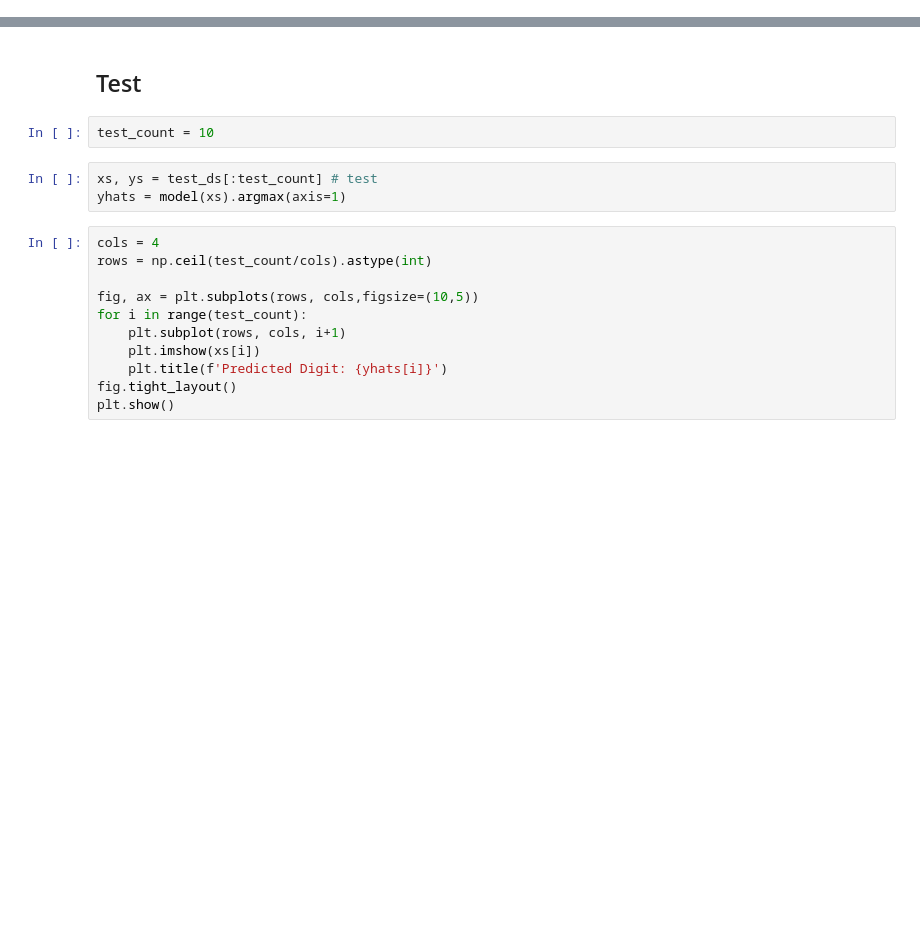
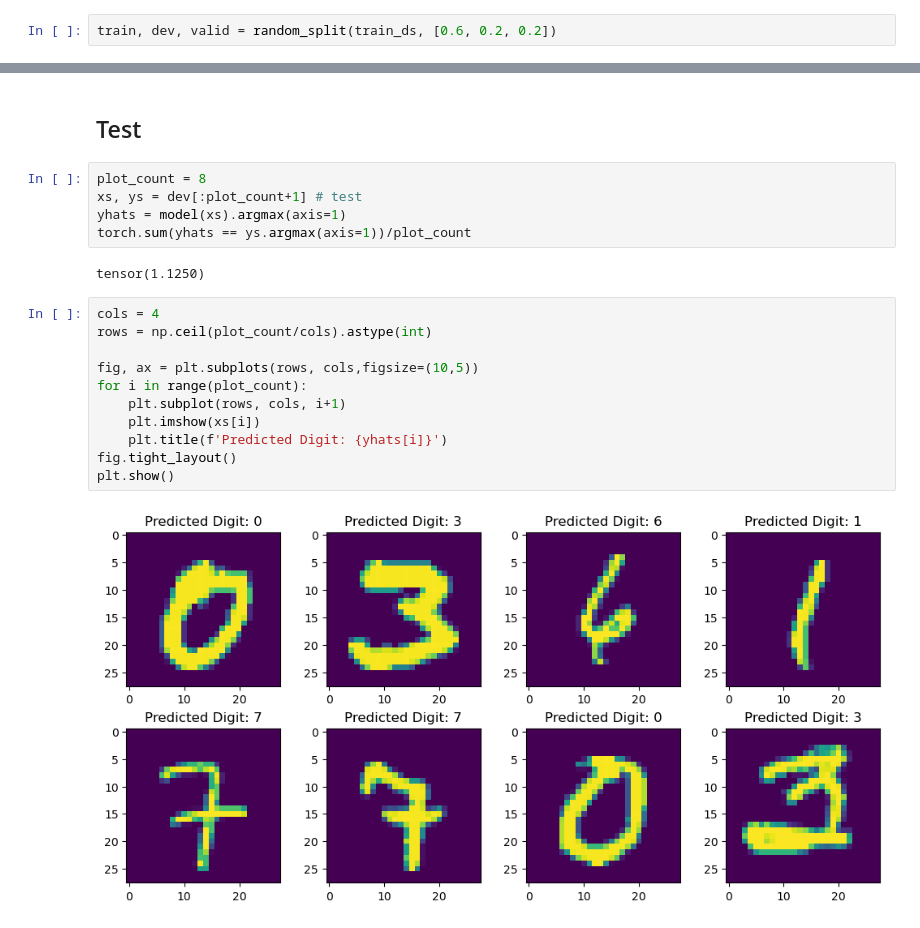
Before and after one commit to AhmedThahir/Deep_Learning_Optimization_Algorithms, a Jupyter notebook: Deep_Learning_Optimization_Algorithms.ipynb, the cells around one changed output, grey strips where cells are left out. Saved outputs shown, nothing was run; the diff lists cells and outputs as text; blank space fills up the shorter version.

```diff
--- a/Deep_Learning_Optimization_Algorithms.ipynb
+++ b/Deep_Learning_Optimization_Algorithms.ipynb
@@ -31,0 +30,2 @@ random_sampler = RandomSampler(train_ds, num_samples=10_000)
+# %%
+train, dev, valid = random_split(train_ds, [0.6, 0.2, 0.2])
@@ -133,19 +197,23 @@ fig = px.line(
 fig.show()
 # %% [markdown]
 ## Test
-# %%
-test_count = 10
 # %%
-xs, ys = test_ds[:test_count] # test
+plot_count = 8
+xs, ys = dev[:plot_count+1] # test
 yhats = model(xs).argmax(axis=1)
+torch.sum(yhats == ys.argmax(axis=1))/plot_count
+# %% [output]
+tensor(1.1250)
 # %%
 cols = 4
-rows = np.ceil(test_count/cols).astype(int)
+rows = np.ceil(plot_count/cols).astype(int)
 
 fig, ax = plt.subplots(rows, cols,figsize=(10,5))
-for i in range(test_count):
+for i in range(plot_count):
     plt.subplot(rows, cols, i+1)
     plt.imshow(xs[i])
     plt.title(f'Predicted Digit: {yhats[i]}')
 fig.tight_layout()
 plt.show()
+# %% [output]
+[figure, added]
```
Also changed, not shown: parts of 13 cells of this notebook.
